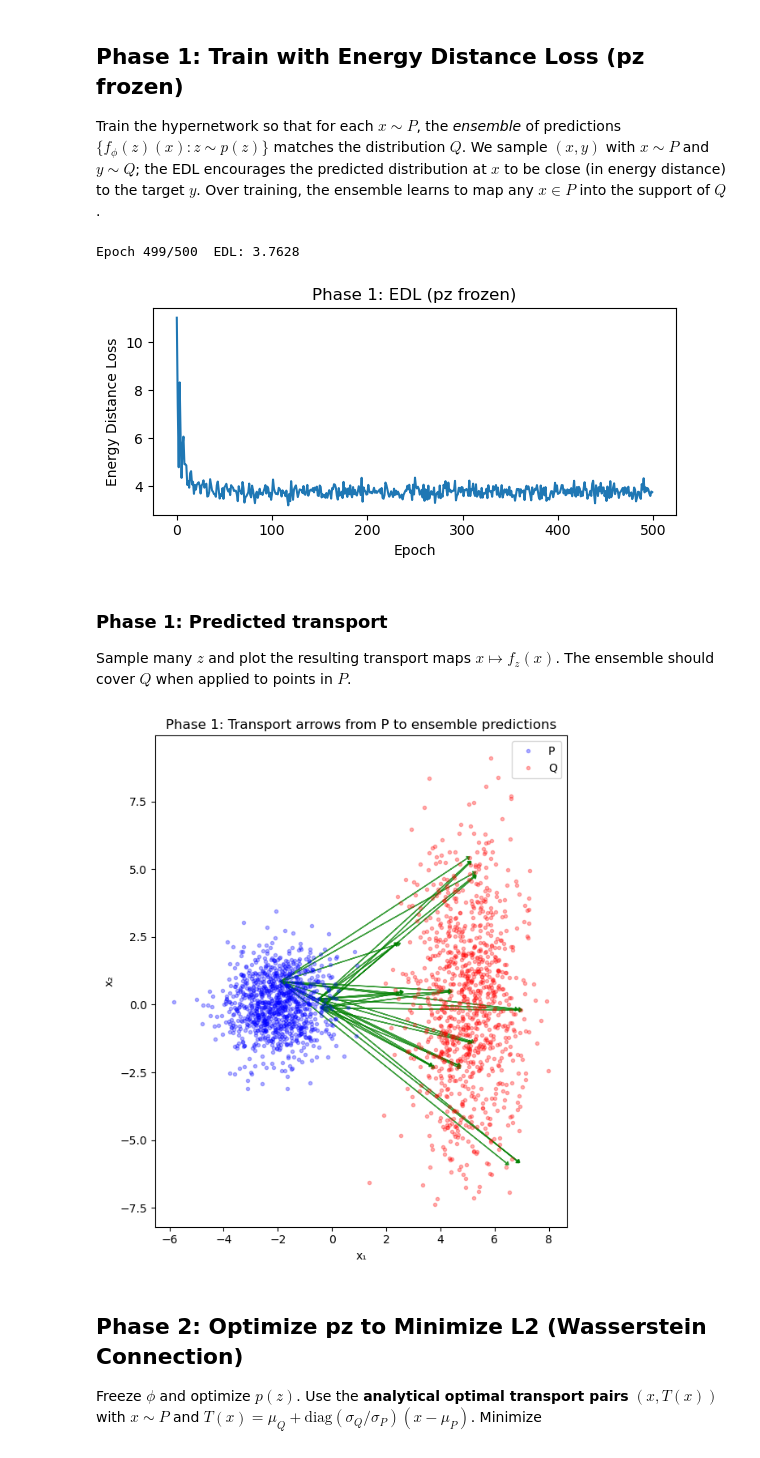
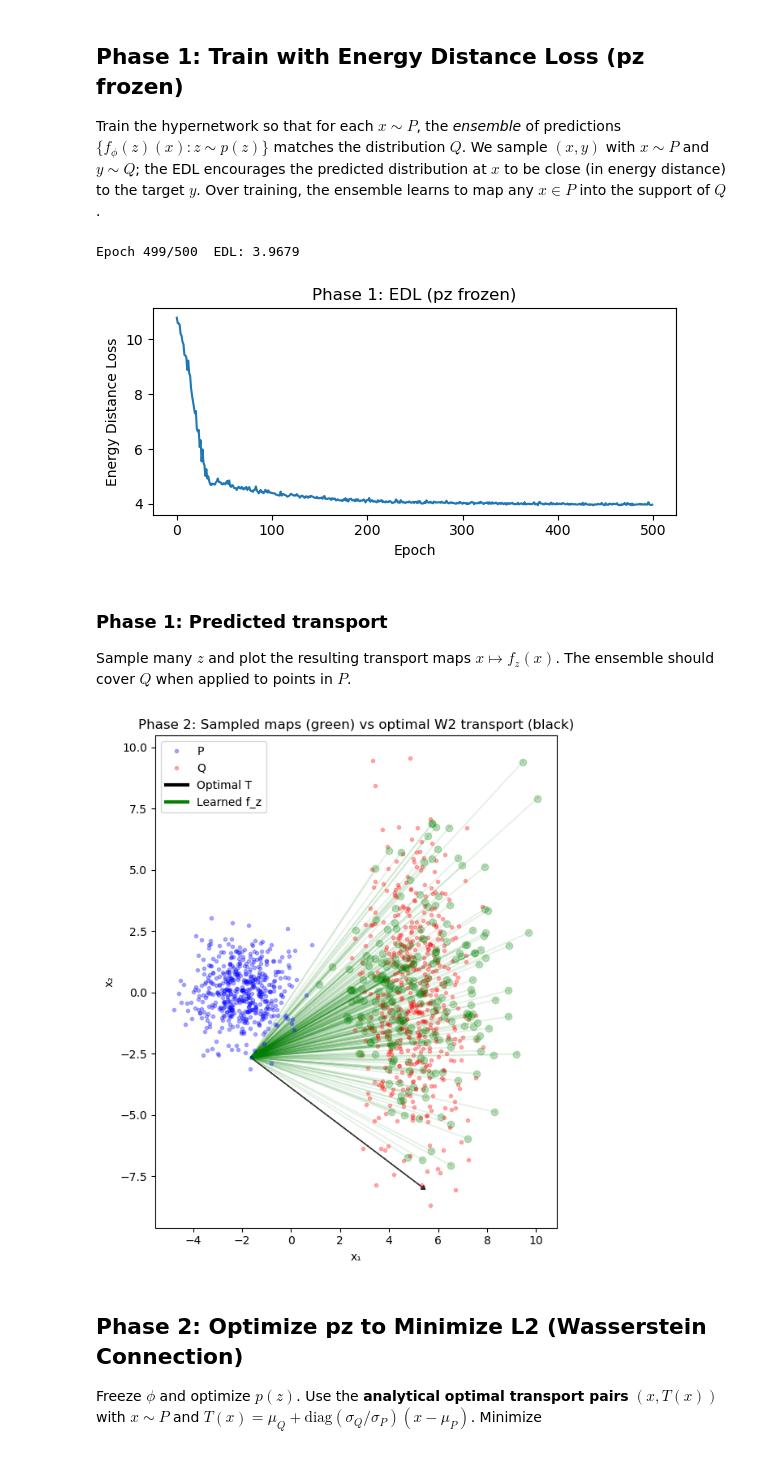
Before and after one commit to nathanieljevans/hypernet, a Jupyter notebook: notebooks/05_OPTIMAL_TRANSPORT.ipynb, the cells around one changed output. Cells and saved outputs as stored; diff of their text form; code cells hidden in the pictures.

```diff
--- a/notebooks/05_OPTIMAL_TRANSPORT.ipynb
+++ b/notebooks/05_OPTIMAL_TRANSPORT.ipynb
@@ -38,7 +37,7 @@ Using cuda
 Source $P \sim \mathcal{N}(\mu_P, \Sigma_P)$ and target $Q \sim \mathcal{N}(\mu_Q, \Sigma_Q)$. For 2D Gaussians with diagonal covariances, the $W_2$ optimal transport map is $T(x) = \mu_Q + \text{diag}(\sigma_Q / \sigma_P)(x - \mu_P)$.
 # %%
 torch.manual_seed(42)
-n_samples = 1000
+n_samples = 500
 
 # P: source 2D Gaussian (diagonal cov)
 mu_P = torch.tensor([-2.0, 0.0])
@@ -79,12 +78,12 @@ mlp = MLP(in_channels=2, out_channels=2, hidden_channels=64, layers=2, nonlin='e
 
 hnet = HyperNet(
     mlp,
-    stochastic_channels=16,
+    stochastic_channels=32,
     width=128,
     dropout=0., norm='none', bias=False,
-    pz='bernoulli',
+    pz='normal',
     learn_pz=True,  # needed for Phase 2; we freeze the flow in Phase 1
-    nvp_kwargs={'hidden_dim': 32, 'num_layers': 4, 'nonlin': 'elu', 'mask_type': 'alternating'},
+    nvp_kwargs={'hidden_dim': 64, 'num_layers': 8, 'nonlin': 'elu', 'mask_type': 'alternating'},
 ).to(device)
 
 # Freeze pz for Phase 1
@@ -92,10 +91,10 @@ for p in hnet.normalizing_flow.parameters():
     p.requires_grad = False
 
 # Train with Energy Distance Loss: every point in P predicts every point in Q
-optim = torch.optim.Adam(filter(lambda p: p.requires_grad, hnet.parameters()), lr=1e-3)
+optim = torch.optim.Adam(filter(lambda p: p.requires_grad, hnet.parameters()), lr=1e-4)
 crit_edl = EnergyDistanceLoss()
 
-batch_size, num_epochs, nsamples = 128, 500, 100
+batch_size, num_epochs, nsamples = 512, 500, 200
 losses = []
 
 for epoch in range(num_epochs):
@@ -120,40 +119,49 @@ plt.title('Phase 1: EDL (pz frozen)')
 plt.tight_layout()
 plt.show()
 # %% [output]
-Epoch 499/500  EDL: 3.7628
+Epoch 499/500  EDL: 3.9679
-[figure, old version]
+[figure, new version]
 # %% [markdown]
 ### Phase 1: Predicted transport
 
 Sample many $z$ and plot the resulting transport maps $x \mapsto f_z(x)$. The ensemble should cover $Q$ when applied to points in $P$.
 # %%
-# Plot: P, Q, and predicted transports (arrows from P to predictions)
+# import Line2D
+from matplotlib.lines import Line2D
+
+# Plot: transport maps after pz optimization vs optimal W2 map
 hnet.eval()
-n_show = 3
-idx_show = torch.randperm(n_samples)[:n_show]
-x_show = P[idx_show]
+n_show = 1
+x_show = P[torch.randperm(n_samples)[:n_show]]
 with torch.no_grad():
-    yhat = hnet(x_show, samples=80)  # (80, n_show, 2)
+    yhat_pz = hnet(x_show, samples=250)  # (50, n_show, 2)
 
 fig, ax = plt.subplots(figsize=(7, 7))
 ax.plot(P[:, 0].numpy(), P[:, 1].numpy(), 'b.', alpha=0.3, label='P')
 ax.plot(Q[:, 0].numpy(), Q[:, 1].numpy(), 'r.', alpha=0.3, label='Q')
-x_np = x_show.cpu().numpy()
-for i in range(min(30, n_show)):
-    preds = yhat[:, i, :].cpu().numpy()
-    for j in range(min(10, len(preds))):
-        ax.arrow(x_np[i, 0], x_np[i, 1],
-                 preds[j, 0] - x_np[i, 0], preds[j, 1] - x_np[i, 1],
-                 head_width=0.15, head_length=0.1, fc='green', ec='green', alpha=0.75)
+x_np = x_show.numpy()
+# Arrows: P -> learned transport (green) and optimal T(x) (black)
+for i in range(n_show):
+    preds = yhat_pz[:, i, :].numpy()
+    t_opt = optimal_transport_map(x_show[i:i+1]).squeeze().numpy()
+    ax.arrow(x_np[i, 0], x_np[i, 1], t_opt[0] - x_np[i, 0], t_opt[1] - x_np[i, 1],
+             head_width=0.2, head_length=0.15, fc='black', ec='black', alpha=0.75)
+    for j in range(len(preds)):
+        ax.arrow(x_np[i, 0], x_np[i, 1], preds[j, 0] - x_np[i, 0], preds[j, 1] - x_np[i, 1],
+                 head_width=0.12, head_length=0.08, fc='green', ec='green', alpha=0.1)
+        plt.plot(preds[j, 0], preds[j, 1], 'go', alpha=0.25)
+handles, labels = ax.get_legend_handles_labels()
+handles.extend([Line2D([0], [0], color='black', lw=3, label='Optimal T'),
+                Line2D([0], [0], color='green', lw=3, label='Learned f_z')])
+ax.legend(handles=handles)
 ax.set_xlabel('x₁')
 ax.set_ylabel('x₂')
-ax.legend()
 ax.set_aspect('equal')
-ax.set_title('Phase 1: Transport arrows from P to ensemble predictions')
+ax.set_title('Phase 2: Sampled maps (green) vs optimal W2 transport (black)')
 plt.tight_layout()
 plt.show()
 # %% [output]
-[figure, old version]
+[figure, new version]
 # %% [markdown]
 ## Phase 2: Optimize pz to Minimize L2 (Wasserstein Connection)
 
```
Also changed, not shown: parts of 12 cells of this notebook.
